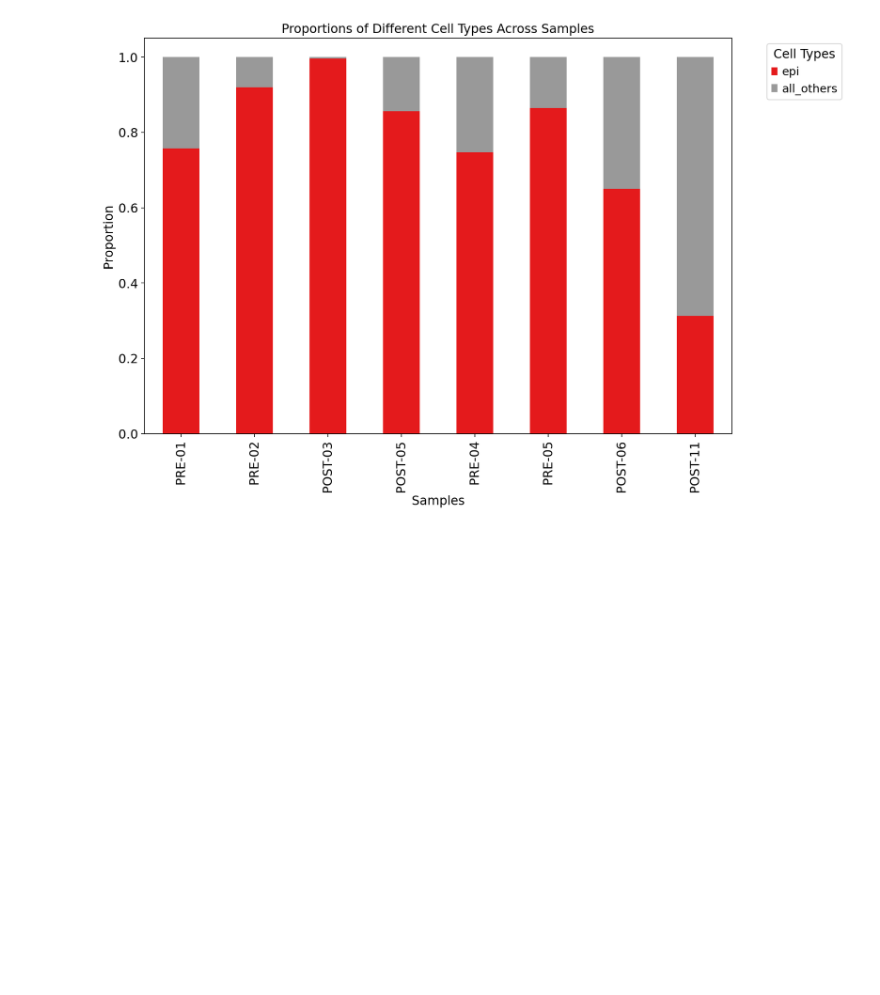
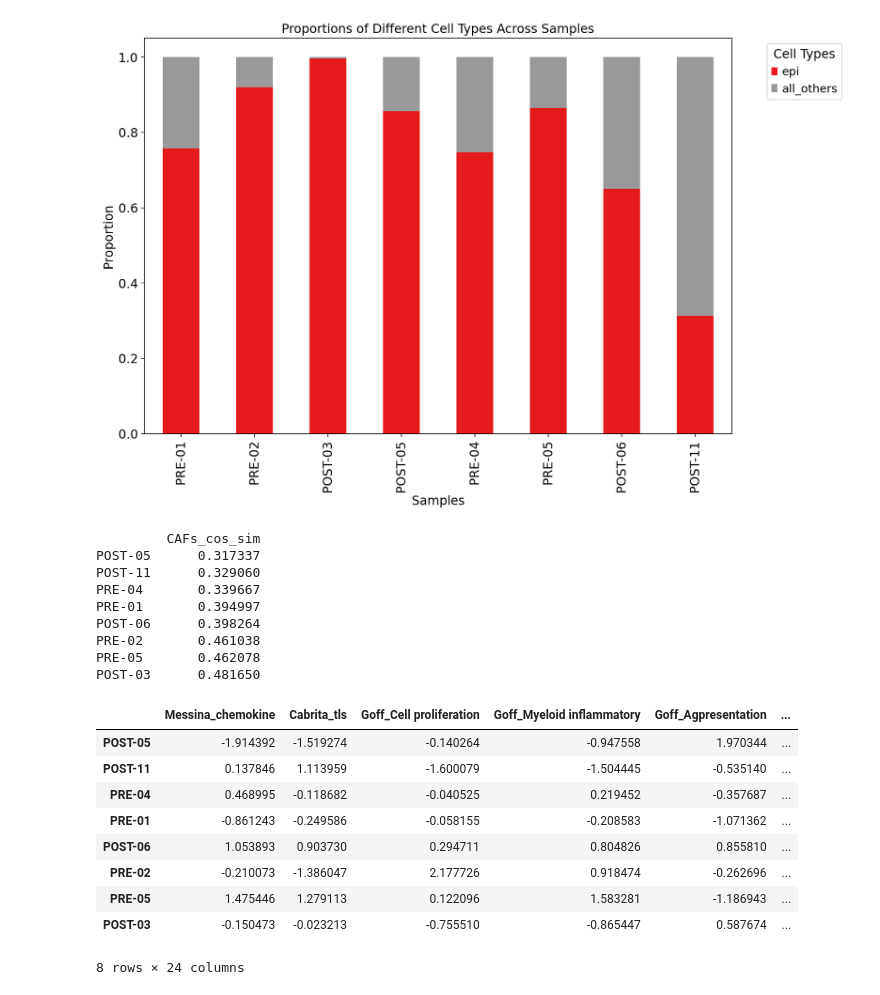
Before and after one commit to sean-otoole/BRCA_2024, a Jupyter notebook: infiltration_scoring_with_gene_signatures.ipynb, the cells around one changed output. Drawn from its saved outputs; the diff is of its cells as text; code cells hidden in the pictures; blank space fills up the shorter version.

```diff
--- a/infiltration_scoring_with_gene_signatures.ipynb
+++ b/infiltration_scoring_with_gene_signatures.ipynb
@@ -442,6 +443,57 @@ from scipy.stats import zscore
 
 signature_scores_df = signature_scores_df.apply(pd.to_numeric, errors='coerce')
 signature_scores_df_z = signature_scores_df.apply(zscore)
+# %%
+#altnerate code for ordering the samples, based on averaging a varibale present within the adata objects
+
+current_variable = 'B-cells_cos_sim'
+current_variable = 'T-cells_cos_sim'
+current_variable = 'CAFs_cos_sim'
+
+mean_list = [(sample_name, np.mean(visium_samples[sample_name].obs[current_variable])) for sample_name in visium_samples]
+
+only_means_list = [t[1] for t in mean_list]  #take the second member of the tuples
+
+# Convert the list of tuples into a DataFrame
+# mean_df = pd.DataFrame(mean_list, columns=['Sample_Name', current_variable])
+
+mean_df = pd.DataFrame(only_means_list, index=[sample_names], columns = [current_variable])
+
+sorted_mean_df = mean_df.sort_values(by=current_variable, ascending=True)
+
+rownames = sorted_mean_df.index.tolist()
+rownames = [t[0] for t in rownames]
+# Display the DataFrame
+print(sorted_mean_df)
+
+signature_scores_df = signature_scores_df.loc[rownames]
+
+from scipy.stats import zscore
+
+signature_scores_df = signature_scores_df.apply(pd.to_numeric, errors='coerce')
+signature_scores_df_z = signature_scores_df.apply(zscore)
+
+signature_scores_df_z
+# %% [output]
+         CAFs_cos_sim
+POST-05      0.317337
+POST-11      0.329060
+PRE-04       0.339667
+PRE-01       0.394997
+POST-06      0.398264
+PRE-02       0.461038
+PRE-05       0.462078
+POST-03      0.481650
+|  | Messina_chemokine | Cabrita_tls | Goff_Cell proliferation | Goff_Myeloid inflammatory | Goff_Agpresentation | ... |
+| POST-05 | -1.914392 | -1.519274 | -0.140264 | -0.947558 | 1.970344 | ... |
+| POST-11 | 0.137846 | 1.113959 | -1.600079 | -1.504445 | -0.535140 | ... |
+| PRE-04 | 0.468995 | -0.118682 | -0.040525 | 0.219452 | -0.357687 | ... |
+| PRE-01 | -0.861243 | -0.249586 | -0.058155 | -0.208583 | -1.071362 | ... |
+| POST-06 | 1.053893 | 0.903730 | 0.294711 | 0.804826 | 0.855810 | ... |
+| PRE-02 | -0.210073 | -1.386047 | 2.177726 | 0.918474 | -0.262696 | ... |
+| PRE-05 | 1.475446 | 1.279113 | 0.122096 | 1.583281 | -1.186943 | ... |
+| POST-03 | -0.150473 | -0.023213 | -0.755510 | -0.865447 | 0.587674 | ... |
+8 rows × 24 columns
 # %%
 # Create a heatmap
 plt.figure(figsize=(8, 6))  # Optional: adjust the size of the figure
```
Also changed, not shown: parts of 9 cells of this notebook.
